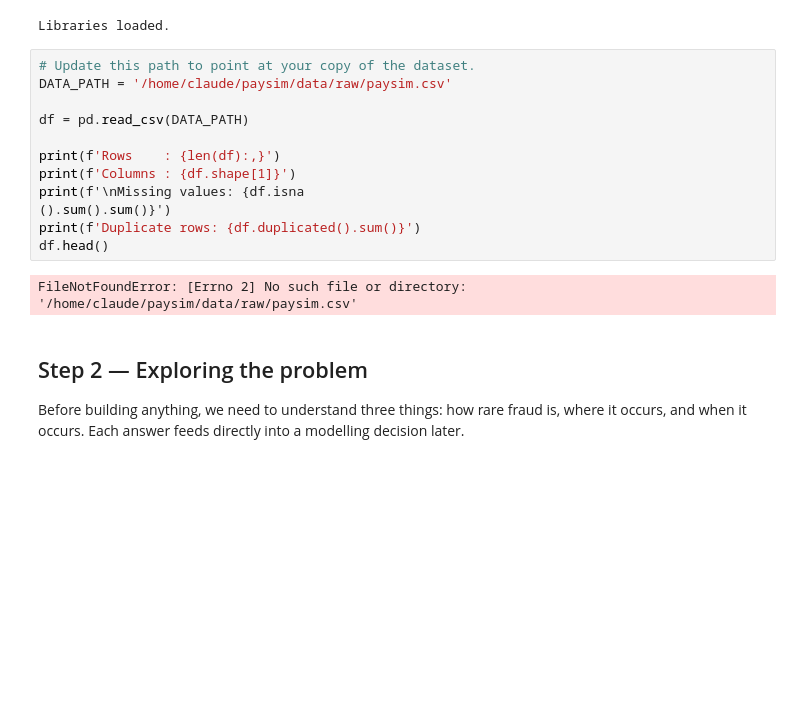
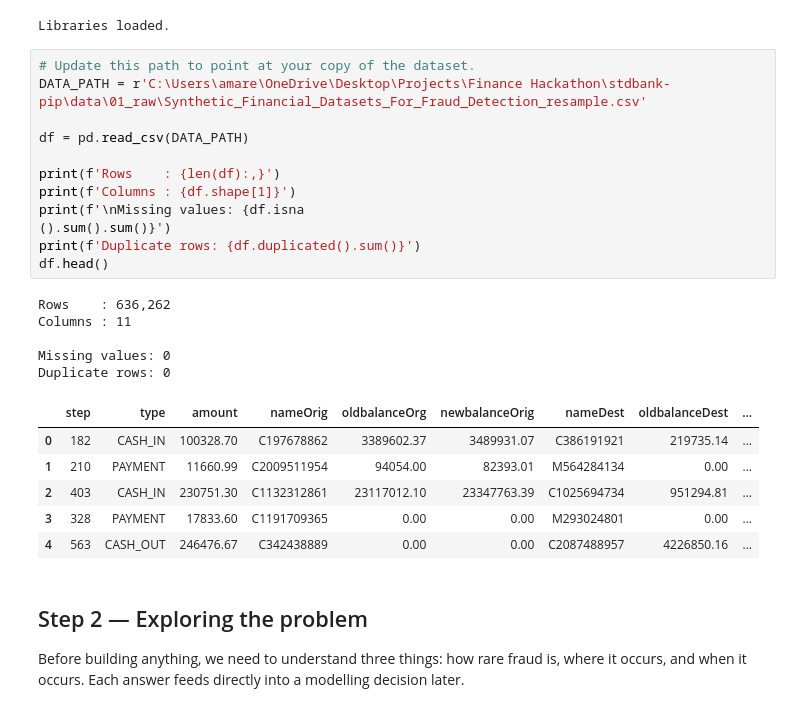
Before and after one commit to Thabiso-Lekwadu/Finance-Hackathon, a Jupyter notebook: stdbank-pip/notebooks/PaySim_Fraud_Detection_Final.ipynb, the cells around one changed output. Saved outputs shown, nothing was run; the diff lists cells and outputs as text; blank space fills up the shorter version.

```diff
--- a/stdbank-pip/notebooks/PaySim_Fraud_Detection_Final.ipynb
+++ b/stdbank-pip/notebooks/PaySim_Fraud_Detection_Final.ipynb
@@ -69,18 +69,28 @@ print('Libraries loaded.')
 Libraries loaded.
 # %%
 # Update this path to point at your copy of the dataset.
-DATA_PATH = '/home/claude/paysim/data/raw/paysim.csv'
+DATA_PATH = r'C:\Users\amare\OneDrive\Desktop\Projects\Finance Hackathon\stdbank-pip\data\01_raw\Synthetic_Financial_Datasets_For_Fraud_Detection_resample.csv'
 
 df = pd.read_csv(DATA_PATH)
 
 print(f'Rows    : {len(df):,}')
 print(f'Columns : {df.shape[1]}')
 print(f'\nMissing values: {df.isna
 ().sum().sum()}')
 print(f'Duplicate rows: {df.duplicated().sum()}')
 df.head()
 # %% [output]
-FileNotFoundError: [Errno 2] No such file or directory: '/home/claude/paysim/data/raw/paysim.csv'
+Rows    : 636,262
+Columns : 11
+
+Missing values: 0
+Duplicate rows: 0
+|  | step | type | amount | nameOrig | oldbalanceOrg | newbalanceOrig | nameDest | oldbalanceDest | ... |
+| 0 | 182 | CASH_IN | 100328.70 | C197678862 | 3389602.37 | 3489931.07 | C386191921 | 219735.14 | ... |
+| 1 | 210 | PAYMENT | 11660.99 | C2009511954 | 94054.00 | 82393.01 | M564284134 | 0.00 | ... |
+| 2 | 403 | CASH_IN | 230751.30 | C1132312861 | 23117012.10 | 23347763.39 | C1025694734 | 951294.81 | ... |
+| 3 | 328 | PAYMENT | 17833.60 | C1191709365 | 0.00 | 0.00 | M293024801 | 0.00 | ... |
+| 4 | 563 | CASH_OUT | 246476.67 | C342438889 | 0.00 | 0.00 | C2087488957 | 4226850.16 | ... |
 # %% [markdown]
 ## Step 2 — Exploring the problem
 
```
Also changed, not shown: parts of 32 cells of this notebook, 2 other files.
